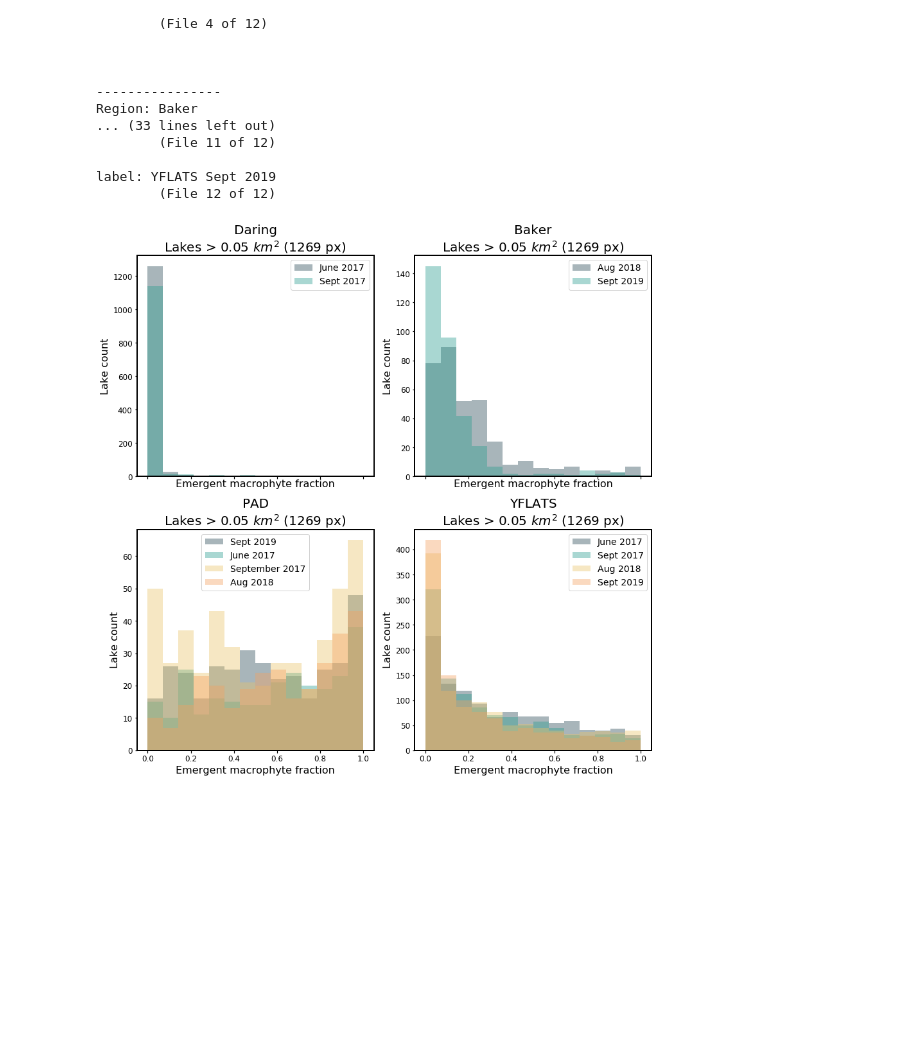
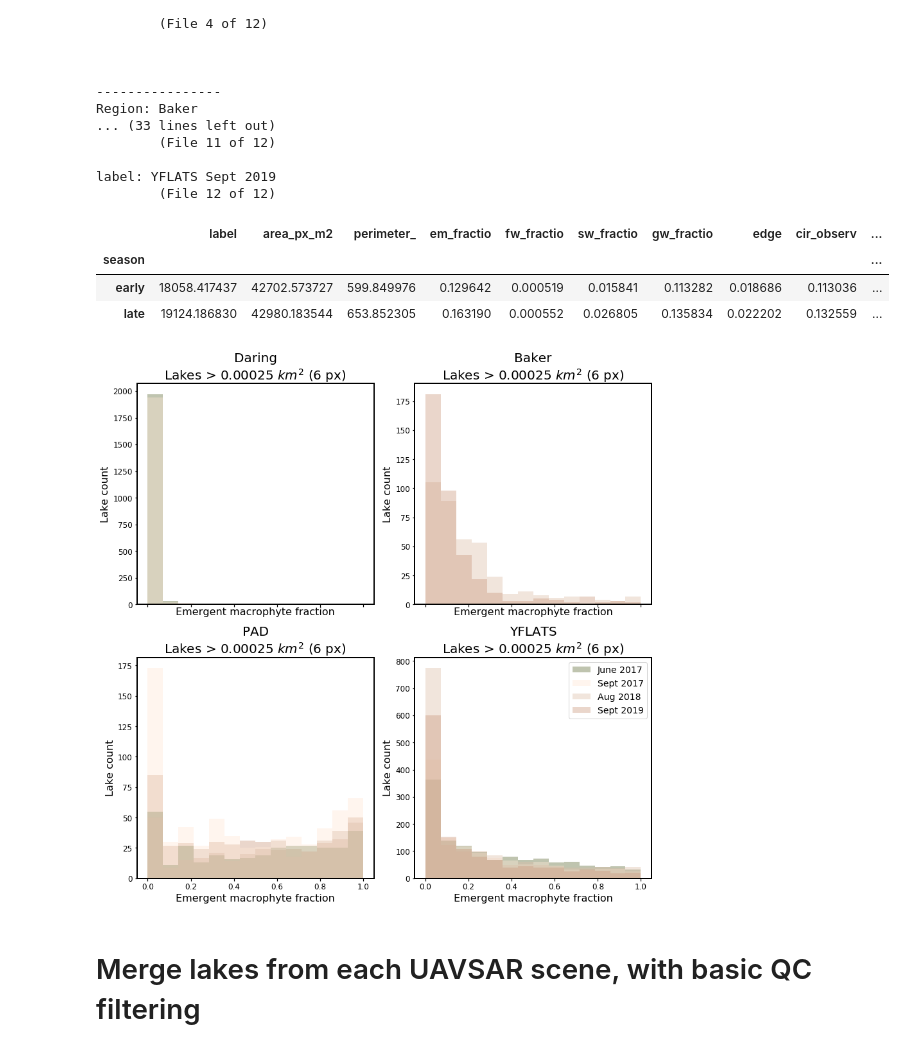
Before and after one commit to ekcomputer/random-wetlands, a Jupyter notebook: analysis/lake-histograms-multi-temporal.ipynb, the cells around one changed output. Cells and saved outputs as stored; diff of their text form; code cells hidden in the pictures; blank space fills up the shorter version.

Commit message:
Color scheme parsing, created aggregated excel output

```diff
--- a/analysis/lake-histograms-multi-temporal.ipynb
+++ b/analysis/lake-histograms-multi-temporal.ipynb
@@ -28,12 +28,13 @@ import geopandas as gpd
 from python_env import *
 # %%
 ## User vars
-min_size=50000 # meters squared
+min_size= 250 #50000 # meters squared
 regions=['Daring','Baker','PAD','YFLATS']
 
 ## constants
 colors=['b','g','r', 'c'] # for date order
 colors=['#264653','#2a9d8f','#e9c46a','#f4a261'] # https://coolors.co/264653-2a9d8f-e9c46a-f4a261-e76f51
+colors_lookup={'early 2017':'#606c38', 'late 2017':'#ffe8d6', 'late 2018':'#ddbea9', 'late 2019':'#cb997e'}
 labels=dict(zip(
     [
     'daring_21405_17063_010_170614_L090_CX_01_LUT-Freeman_rcls_lakes.shp',
@@ -51,18 +52,18 @@ labels=dict(zip(
     ],
 
     [
-    'Daring June 2017',
-    'Daring Sept 2017',
-    'Baker Aug 2018',
-    'Baker Sept 2019',
-    'PAD June 2017',
-    'PAD September 2017',
-    'PAD Aug 2018',
-    'PAD Sept 2019',
-    'YFLATS June 2017',
-    'YFLATS Sept 2017',
-    'YFLATS Aug 2018',
-    'YFLATS Sept 2019'
+    ['Daring June 2017', 'early 2017'],
+    ['Daring Sept 2017', 'late 2017'],
+    ['Baker Aug 2018', 'late 2018'],
+    ['Baker Sept 2019', 'late 2019'],
+    ['PAD June 2017', 'early 2017'],
+    ['PAD September 2017', 'late 2017'],
+    ['PAD Aug 2018', 'late 2018'],
+    ['PAD Sept 2019', 'late 2019'],
+    ['YFLATS June 2017', 'early 2017'],
+    ['YFLATS Sept 2017', 'late 2017'],
+    ['YFLATS Aug 2018', 'late 2018'],
+    ['YFLATS Sept 2019', 'late 2019']
     ]
 ))
 # %%
@@ -85,14 +86,16 @@ plt.style.use('/mnt/d/Dropbox/Python/Matplotlib-rcParams/presentation.mplstyle')
 ## loop to load data
 lakes_list=[]
 lakes_labels=[]
+lakes_seasons=[]
 for region in regions:
     print('\n\n----------------\nRegion: '+region)
     lakes_list_within_region=[]
     lakes_labels_within_region=[]
+    lakes_seasons_within_region=[]
     for i, filename in enumerate(files_in):
 #         print(f'Input: {filename}')
         ## dynamic I/O
-        label = labels[os.path.basename(filename)]
+        label = labels[os.path.basename(filename)][0]
 
         ## validate region
         if label.split(' ')[0] != region:
@@ -119,8 +122,10 @@ for region in regions:
         ## save data to memory
         lakes_list_within_region.append(lakes[filter])
         lakes_labels_within_region.append(label)
+        lakes_seasons_within_region.append(labels[os.path.basename(filename)][1])
     lakes_list.append(lakes_list_within_region)
     lakes_labels.append(lakes_labels_within_region)
+    lakes_seasons.append(lakes_seasons_within_region)
 # %% [output]
 ----------------
 Region: Daring
@@ -139,25 +144,36 @@ Region: Baker
 
 label: YFLATS Sept 2019
         (File 12 of 12)
+# %%
+## take means of each season
+lakes_combined_by_season = lakes_combined.groupby('season')
+lakes_combined_by_season.mean()
+# %% [output]
+|  | label | area_px_m2 | perimeter_ | em_fractio | fw_fractio | sw_fractio | gw_fractio | edge | cir_observ | ... |
+| season |  |  |  |  |  |  |  |  |  | ... |
+| early | 18058.417437 | 42702.573727 | 599.849976 | 0.129642 | 0.000519 | 0.015841 | 0.113282 | 0.018686 | 0.113036 | ... |
+| late | 19124.186830 | 42980.183544 | 653.852305 | 0.163190 | 0.000552 | 0.026805 | 0.135834 | 0.022202 | 0.132559 | ... |
 # %%
 %matplotlib inline
 ## loop for plotting
 fig, ax = plt.subplots(2,2, sharex=True, figsize=(12,12), constrained_layout=True) # constrained_layout is now default for presentation
 for j, region in enumerate(regions):
     axi = np.take(ax, j)
     for i, lakes in enumerate(lakes_list[j]):
         label=lakes_labels[j][i].split(' ')[1]+' '+lakes_labels[j][i].split(' ')[2]
-        axi.hist(lakes.em_fractio, bins=np.linspace(0,1,15), alpha=0.4, color=colors[i], label=label) # bins=20,
+        axi.hist(lakes.em_fractio, bins=np.linspace(0,1,15), alpha=0.4, color=colors_lookup[lakes_seasons[j][i]], label=label) # bins=20,
     # ax.legend()
     # fig.show()
     axi.set_ylabel('Lake count')
     axi.set_xlabel('Emergent macrophyte fraction')
     axi.set_title(f'{region}\nLakes > {min_size/1e6} $km^2$ ({min_size/px_area:.0f} px)')
-    axi.legend()
-
+#     axi.legend() # sets legend on all
+ax[1,1].legend()
 ## save fig
 figname=os.path.join(fig_dir, 'Hists-time-4-panel')
 fig.savefig(figname + '.jpg', dpi=300)
 fig.savefig(figname + '.pdf', dpi=300)
 # %% [output]
-[figure, old version]
+[figure, new version]
+# %% [markdown]
+# Merge lakes from each UAVSAR scene, with basic QC filtering
```
Also changed, not shown: parts of 4 cells of this notebook.
